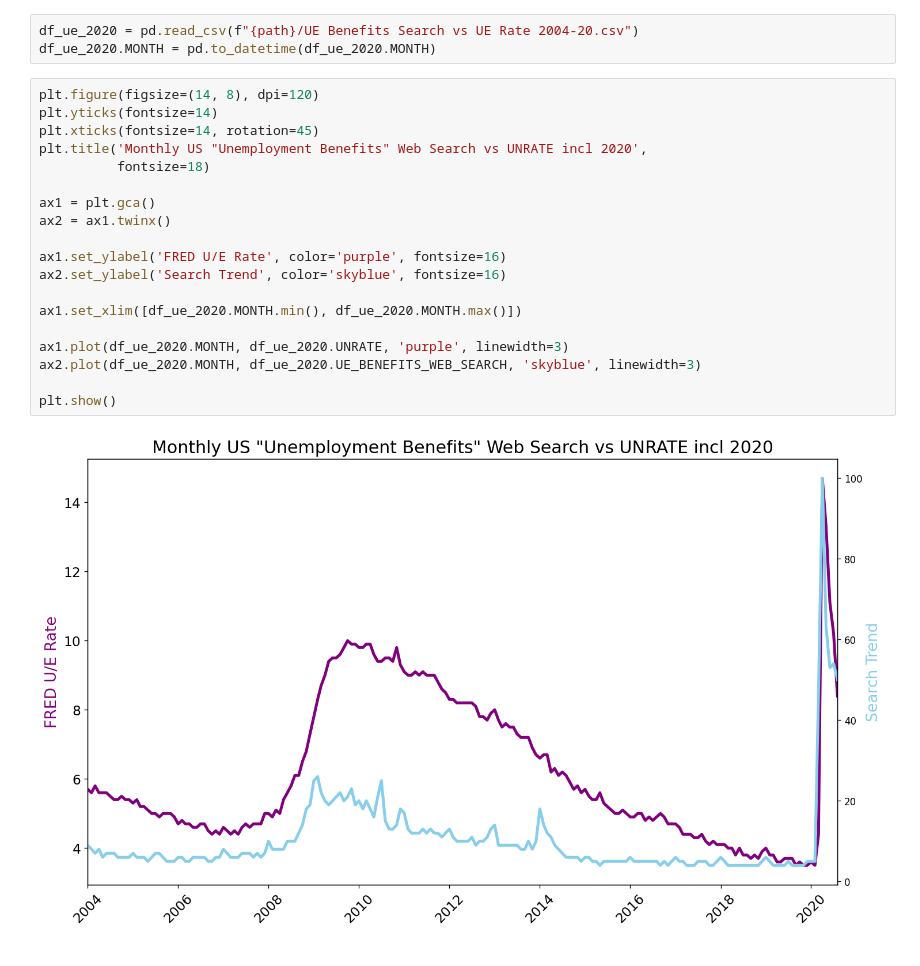
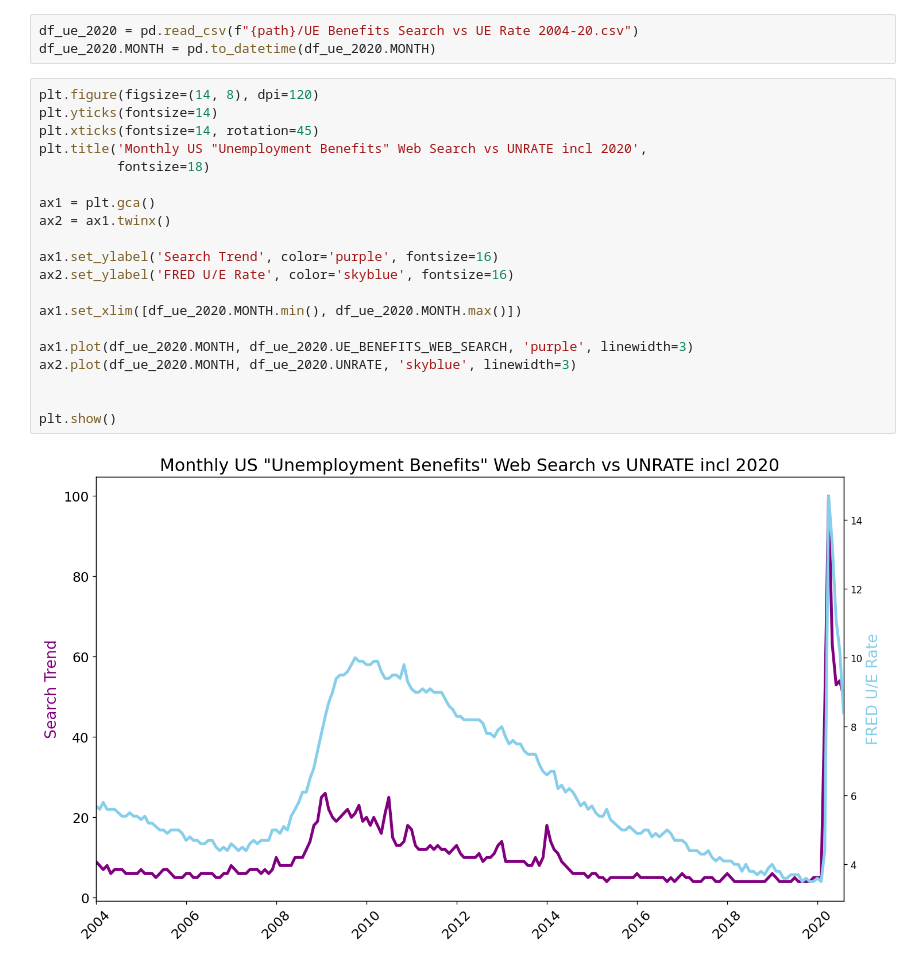
Before and after one commit to davibelo/python-pro-bootcamp-2021, a Jupyter notebook: 07-projects-DataScience/04-TimeSeriesExample/Google Trends and Data Visualisation.ipynb, the cells around one changed output. Drawn from its saved outputs; the diff is of its cells as text.

```diff
--- a/07-projects-DataScience/04-TimeSeriesExample/Google Trends and Data Visualisation.ipynb
+++ b/07-projects-DataScience/04-TimeSeriesExample/Google Trends and Data Visualisation.ipynb
@@ -415,21 +416,22 @@ df_ue_2020.MONTH = pd.to_datetime(df_ue_2020.MONTH)
 # %%
 plt.figure(figsize=(14, 8), dpi=120)
 plt.yticks(fontsize=14)
 plt.xticks(fontsize=14, rotation=45)
 plt.title('Monthly US "Unemployment Benefits" Web Search vs UNRATE incl 2020',
           fontsize=18)
 
 ax1 = plt.gca()
 ax2 = ax1.twinx()
 
-ax1.set_ylabel('FRED U/E Rate', color='purple', fontsize=16)
-ax2.set_ylabel('Search Trend', color='skyblue', fontsize=16)
+ax1.set_ylabel('Search Trend', color='purple', fontsize=16)
+ax2.set_ylabel('FRED U/E Rate', color='skyblue', fontsize=16)
 
 ax1.set_xlim([df_ue_2020.MONTH.min(), df_ue_2020.MONTH.max()])
 
-ax1.plot(df_ue_2020.MONTH, df_ue_2020.UNRATE, 'purple', linewidth=3)
-ax2.plot(df_ue_2020.MONTH, df_ue_2020.UE_BENEFITS_WEB_SEARCH, 'skyblue', linewidth=3)
+ax1.plot(df_ue_2020.MONTH, df_ue_2020.UE_BENEFITS_WEB_SEARCH, 'purple', linewidth=3)
+ax2.plot(df_ue_2020.MONTH, df_ue_2020.UNRATE, 'skyblue', linewidth=3)
+
 
 plt.show()
 # %% [output]
-[figure, old version]
+[figure, new version]
```
Also changed, not shown: parts of 5 cells of this notebook, 1 other file.
